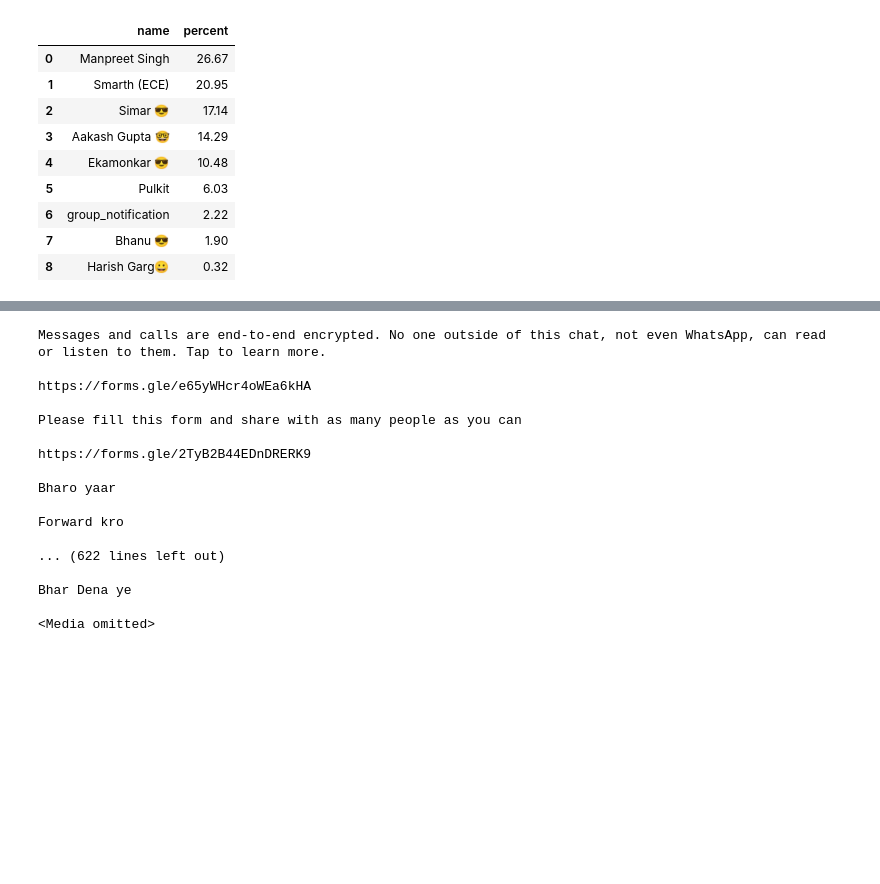
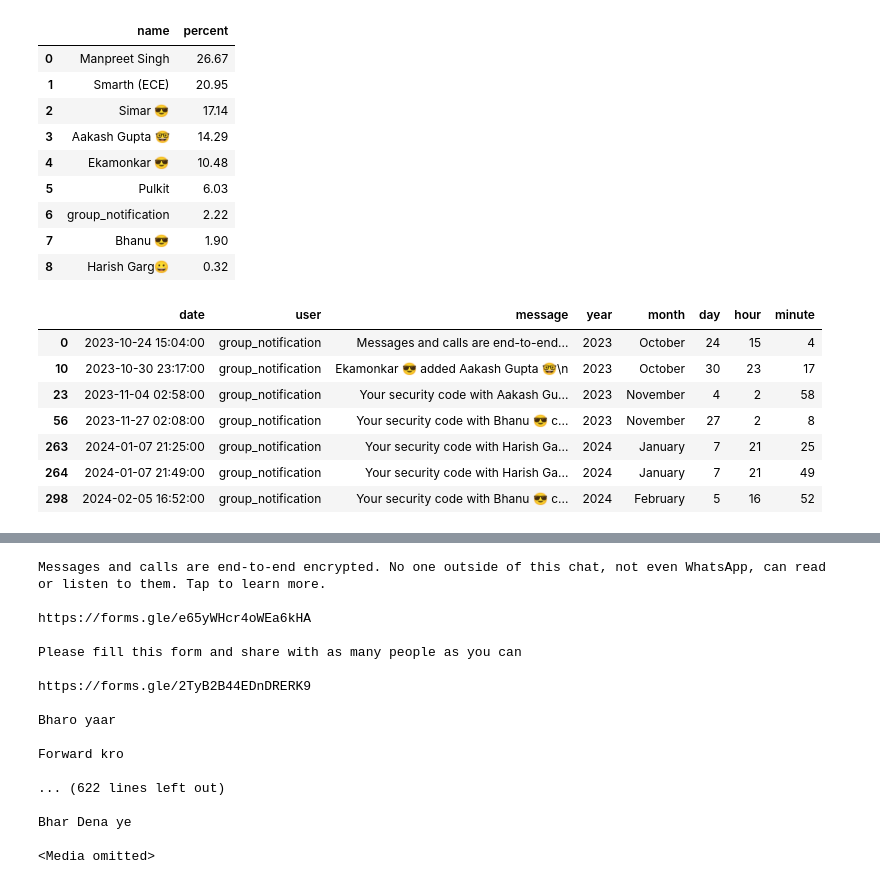
Before and after one commit to Tracer786/WhatsApp-Chat-Analyzer, a Jupyter notebook: WhatsApp Chat Analysis.ipynb, the cells around one changed output, grey strips where cells are left out. Drawn from its saved outputs; the diff is of its cells as text; code cells hidden in the pictures; blank space fills up the shorter version.

```diff
--- a/WhatsApp Chat Analysis.ipynb
+++ b/WhatsApp Chat Analysis.ipynb
@@ -379,3 +379,18 @@ round((df['user'].value_counts()/df.shape[0])*100,2).reset_index().rename(column
 | 6 | group_notification | 2.22 |
 | 7 | Bhanu 😎 | 1.90 |
 | 8 | Harish Garg😀 | 0.32 |
+# %%
+#will perform the data cleaning steps here
+
+#firstly will remove the group notification
+
+df[df['user'] == 'group_notification']
+# %% [output]
+|  | date | user | message | year | month | day | hour | minute |
+| 0 | 2023-10-24 15:04:00 | group_notification | Messages and calls are end-to-end... | 2023 | October | 24 | 15 | 4 |
+| 10 | 2023-10-30 23:17:00 | group_notification | Ekamonkar 😎 added Aakash Gupta 🤓\n | 2023 | October | 30 | 23 | 17 |
+| 23 | 2023-11-04 02:58:00 | group_notification | Your security code with Aakash Gu... | 2023 | November | 4 | 2 | 58 |
+| 56 | 2023-11-27 02:08:00 | group_notification | Your security code with Bhanu 😎 c... | 2023 | November | 27 | 2 | 8 |
+| 263 | 2024-01-07 21:25:00 | group_notification | Your security code with Harish Ga... | 2024 | January | 7 | 21 | 25 |
+| 264 | 2024-01-07 21:49:00 | group_notification | Your security code with Harish Ga... | 2024 | January | 7 | 21 | 49 |
+| 298 | 2024-02-05 16:52:00 | group_notification | Your security code with Bhanu 😎 c... | 2024 | February | 5 | 16 | 52 |
```
Also changed, not shown: parts of 12 cells of this notebook, 1 other file.
